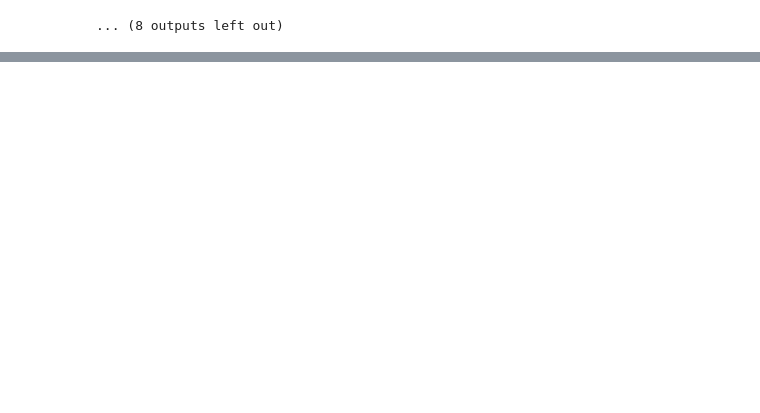
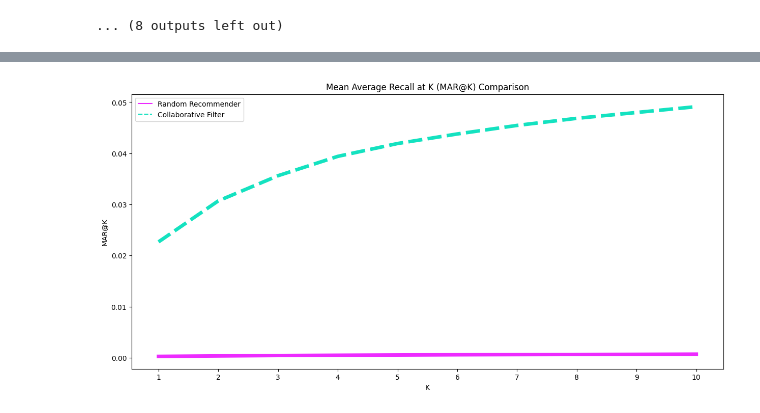
Before and after one commit to kasmintalukdar/Book-Recommendation-System, a Jupyter notebook: Copy_of_Book_recomndation_system_final.ipynb, the cells around one changed output, grey strips where cells are left out. Cells and saved outputs as stored; diff of their text form; code cells hidden in the pictures; blank space fills up the shorter version.

Commit message:
modeling with svd

```diff
--- a/Copy_of_Book_recomndation_system_final.ipynb
+++ b/Copy_of_Book_recomndation_system_final.ipynb
@@ -714,0 +975,9 @@ for path in image_list:
+# %%
+#make recommendations for all members in the result_from_svd data
+
+ran_recs = []
+for user in result_from_svd.index:
+    random_predictions = Final_df['Book-Title'].sample(10).values.tolist()
+    ran_recs.append(random_predictions)
+
+result_from_svd['random_predictions'] = ran_recs
@@ -714,0 +1002,9 @@ for path in image_list:
+# %%
+actual = result_from_svd.Actual_top_rated_book.values.tolist()
+cf_predictions = result_from_svd.svd_recomanded_book.values.tolist()
+random_predictions = result_from_svd.random_predictions.values.tolist()
+# %%
+pop_mark = []
+for K in np.arange(1, 11):
+    pop_mark.extend([recmetrics.mark(actual, cf_predictions, k=K)])
+pop_mark
@@ -714,0 +1022,5 @@ for path in image_list:
+# %%
+random_mark = []
+for K in np.arange(1, 11):
+    random_mark.extend([recmetrics.mark(actual, random_predictions, k=K)])
+random_mark
@@ -714,0 +1038,9 @@ for path in image_list:
+# %%
+mark_scores = [random_mark, pop_mark]
+index = range(1,10+1)
+names = ['Random Recommender','Collaborative Filter']
+
+fig = plt.figure(figsize=(15, 7))
+recmetrics.mark_plot(mark_scores, model_names=names, k_range=index)
+# %% [output]
+[figure, added]
```
Also changed, not shown: parts of 56 cells of this notebook.
